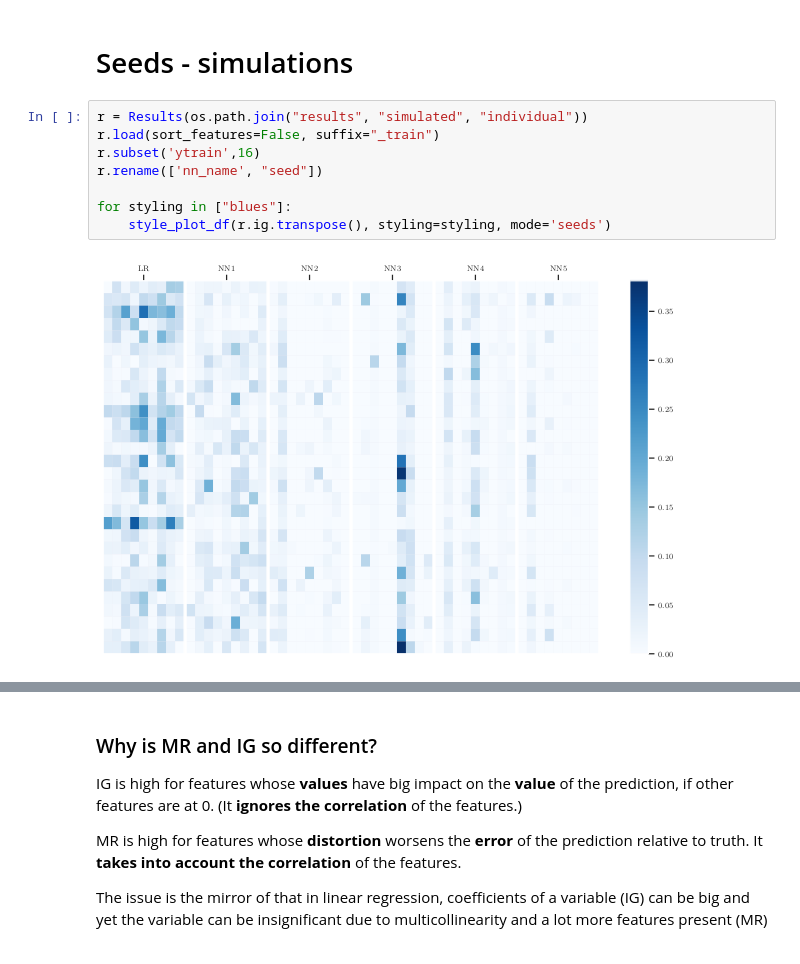
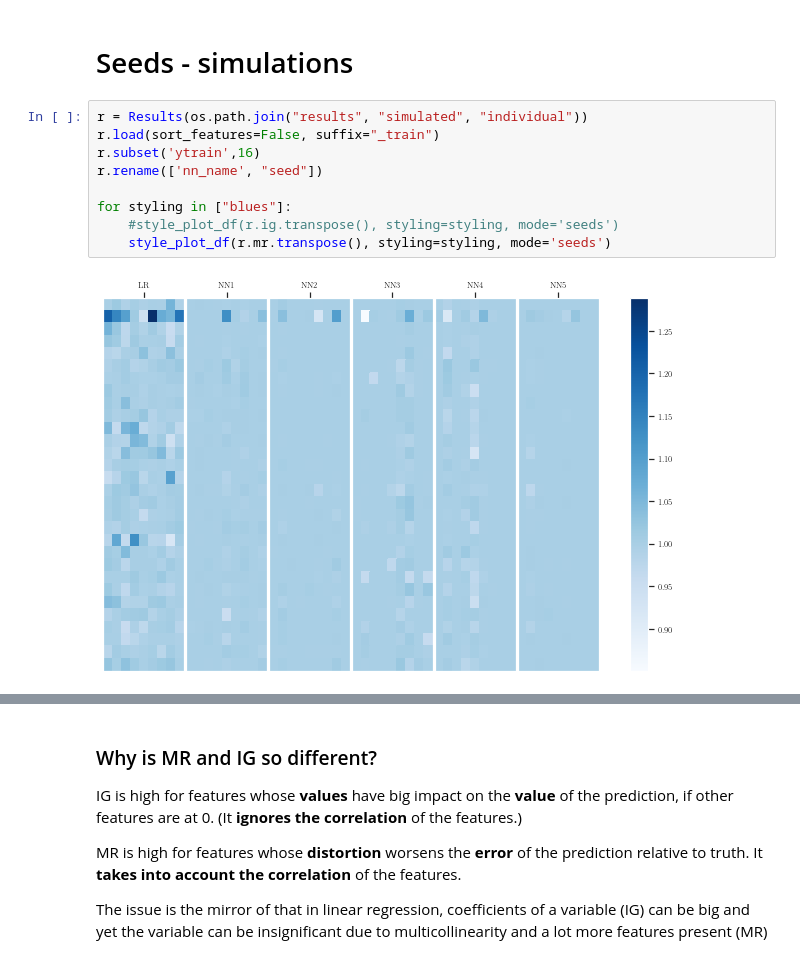
Before and after one commit to karolinachalupova/DiplomaThesis, a Jupyter notebook: results_plots.ipynb, the cells around one changed output, grey strips where cells are left out. Saved outputs shown, nothing was run; the diff lists cells and outputs as text.

```diff
--- a/results_plots.ipynb
+++ b/results_plots.ipynb
@@ -107,10 +179,11 @@ for styling in ["blues"]:
 # %%
 r = Results(os.path.join("results", "simulated", "individual"))
 r.load(sort_features=False, suffix="_train")
 r.subset('ytrain',16)
 r.rename(['nn_name', "seed"])
 
 for styling in ["blues"]:
-    style_plot_df(r.ig.transpose(), styling=styling, mode='seeds')
+    #style_plot_df(r.ig.transpose(), styling=styling, mode='seeds')
+    style_plot_df(r.mr.transpose(), styling=styling, mode='seeds')
 # %% [output]
-[figure, old version]
+[figure, new version]
```
Also changed, not shown: parts of 46 cells of this notebook.
